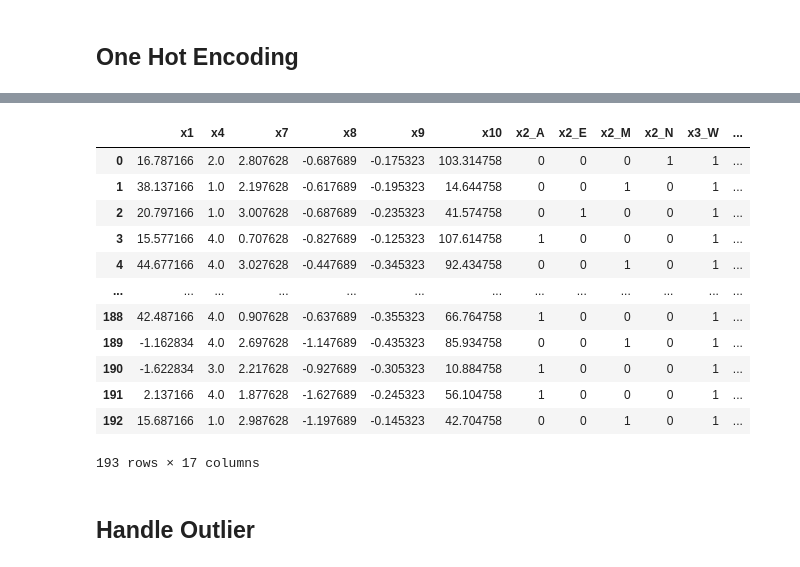
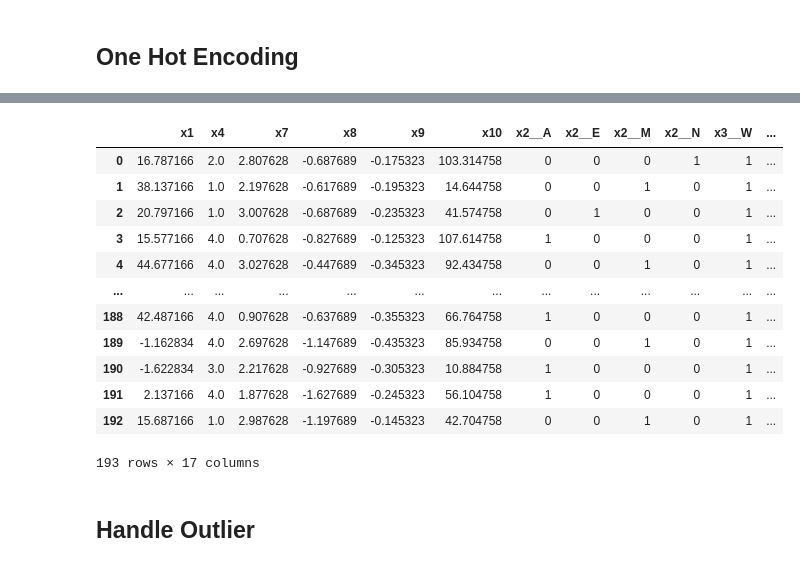
Before and after one commit to zaldiabdulhadi/eas-project-regresi, a Jupyter notebook: eas_project-draft.ipynb, the cells around one changed output, grey strips where cells are left out. Saved outputs shown, nothing was run; the diff lists cells and outputs as text; code cells hidden in the pictures.

```diff
--- a/eas_project-cobaulik.ipynb
+++ b/eas_project-draft.ipynb
@@ -406,13 +406,13 @@ df_train
 | 799 | 13.527166 | 1.0 | 0.627628 | -1.367689 | -0.285323 | 102.124758 | 50.383104 | 0 | 1 | 0 | 0 | ... |
 758 rows × 18 columns
 # %%
-df_test = pd.get_dummies(data=df_test, columns=['x2'],dtype='int64', prefix='x2')
-df_test = pd.get_dummies(data=df_test, columns=['x3'],dtype='int64', prefix='x3')
-df_test = pd.get_dummies(data=df_test, columns=['x5'],dtype='int64', prefix='x5')
-df_test = pd.get_dummies(data=df_test, columns=['x6'],dtype='int64', prefix='x6')
+df_test = pd.get_dummies(data=df_test, columns=['x2'],dtype='int64', prefix='x2_')
+df_test = pd.get_dummies(data=df_test, columns=['x3'],dtype='int64', prefix='x3_')
+df_test = pd.get_dummies(data=df_test, columns=['x5'],dtype='int64', prefix='x5_')
+df_test = pd.get_dummies(data=df_test, columns=['x6'],dtype='int64', prefix='x6_')
 df_test
 # %% [output]
-|  | x1 | x4 | x7 | x8 | x9 | x10 | x2_A | x2_E | x2_M | x2_N | x3_W | ... |
+|  | x1 | x4 | x7 | x8 | x9 | x10 | x2__A | x2__E | x2__M | x2__N | x3__W | ... |
 | 0 | 16.787166 | 2.0 | 2.807628 | -0.687689 | -0.175323 | 103.314758 | 0 | 0 | 0 | 1 | 1 | ... |
 | 1 | 38.137166 | 1.0 | 2.197628 | -0.617689 | -0.195323 | 14.644758 | 0 | 0 | 1 | 0 | 1 | ... |
 | 2 | 20.797166 | 1.0 | 3.007628 | -0.687689 | -0.235323 | 41.574758 | 0 | 1 | 0 | 0 | 1 | ... |
```
Also changed, not shown: parts of 32 cells of this notebook, 2 other files.
